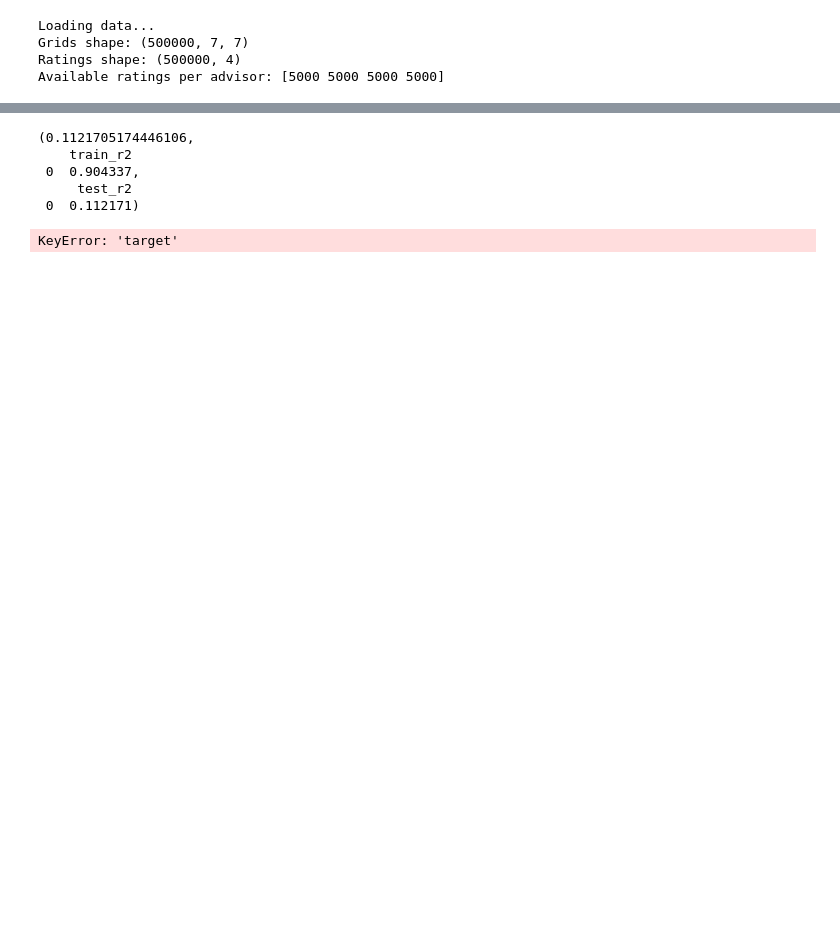
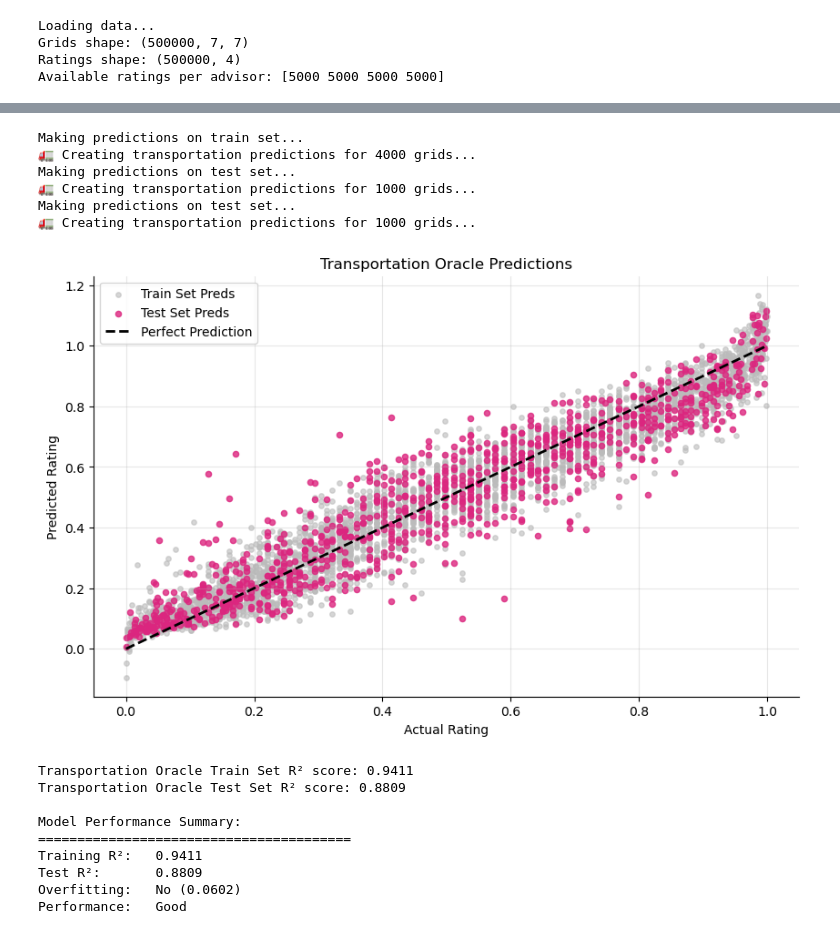
Before and after one commit to gwenzel/2156_cp2, a Jupyter notebook: 1_oracle_transportation.ipynb, the cells around one changed output, grey strips where cells are left out. Saved outputs shown, nothing was run; the diff lists cells and outputs as text; code cells hidden in the pictures; blank space fills up the shorter version.

Commit message:
replicated tpt model and save all

```diff
--- a/1_oracle_transportation.ipynb
+++ b/1_oracle_transportation.ipynb
@@ -109,13 +83,6 @@ Predictions shape: (5000,)
-# %%
-model_scores, train_data, test_data
-# %% [output]
-(0.1121705174446106,
-    train_r2
- 0  0.904337,
-     test_r2
- 0  0.112171)
 # %%
 from sklearn.metrics import r2_score
+from sklearn.model_selection import train_test_split
 from matplotlib import pyplot as plt
 
 def plot_and_r2(preds_train, preds_test, ratings_train, ratings_test):
@@ -136,45 +103,56 @@ def plot_and_r2(preds_train, preds_test, ratings_train, ratings_test):
     ax.spines['top'].set_visible(False)
 
     plt.legend() #Display legend
     plt.grid(True, alpha=0.3)
     plt.show() #Show plot
 
     #Calculate R2 score for train and test sets
     train_r2 = r2_score(ratings_train, preds_train)
     test_r2 = r2_score(ratings_test, preds_test)
 
     print(f"Transportation Oracle Train Set R² score: {train_r2:.4f}")
     print(f"Transportation Oracle Test Set R² score: {test_r2:.4f}")
 
     return train_r2, test_r2
 
-# Extract the actual ratings from train and test data
-ratings_train = train_data['target'].values
-ratings_test = test_data['target'].values
+# For PyTorch CNN model, we need to recreate the train/test split and get predictions
+# Use the same random state as used in the model training (42)
+X_train, X_test, y_train, y_test = train_test_split(
+    grids_subset, ratings_subset, test_size=0.2, random_state=42)
 
-# Remove the target column to get just the features for prediction
-train_features = train_data.drop('target', axis=1)
-test_features = test_data.drop('target', axis=1)
-
-# Make predictions on the train and test features
 print("Making predictions on train set...")
-preds_train = transportation_oracle.model.predict(train_features)
+preds_train = transportation_oracle.predict(X_train)
 
 print("Making predictions on test set...")
-preds_test = transportation_oracle.model.predict(test_features)
+preds_test = transportation_oracle.predict(X_test)
 
 # Create the plot and get R² scores
-train_r2, test_r2 = plot_and_r2(preds_train, preds_test, ratings_train, ratings_test)
+train_r2, test_r2 = plot_and_r2(preds_train, preds_test, y_train, y_test)
 
 # Additional analysis
 print(f"\nModel Performance Summary:")
 print(f"{'='*40}")
 print(f"Training R²:   {train_r2:.4f}")
 print(f"Test R²:       {test_r2:.4f}")
 print(f"Overfitting:   {'Yes' if (train_r2 - test_r2) > 0.1 else 'No'} ({train_r2 - test_r2:.4f})")
 print(f"Performance:   {'Excellent' if test_r2 > 0.9 else 'Good' if test_r2 > 0.8 else 'Fair' if test_r2 > 0.6 else 'Poor'}")
 # %% [output]
-KeyError: 'target'
+Making predictions on train set...
+🚛 Creating transportation predictions for 4000 grids...
+Making predictions on test set...
+🚛 Creating transportation predictions for 1000 grids...
+Making predictions on test set...
+🚛 Creating transportation predictions for 1000 grids...
+[figure, added]
+Transportation Oracle Train Set R² score: 0.9411
+Transportation Oracle Test Set R² score: 0.8809
+
+Model Performance Summary:
+========================================
+Training R²:   0.9411
+Test R²:       0.8809
+Overfitting:   No (0.0602)
+Performance:   Good
 # %%
 # save model in pkl file
 transportation_oracle.save_model('transportation_oracle_model.pkl')
```
Also changed, not shown: parts of 2 cells of this notebook, 5 other files.
